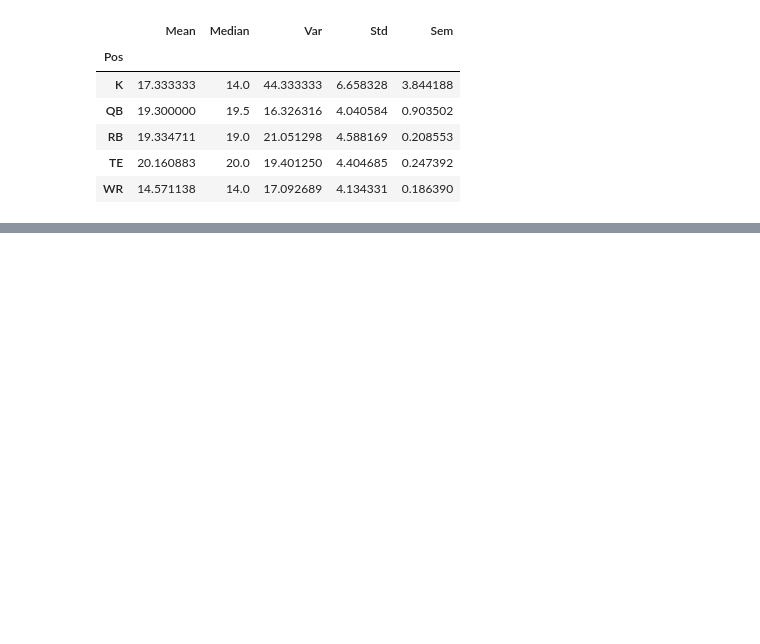
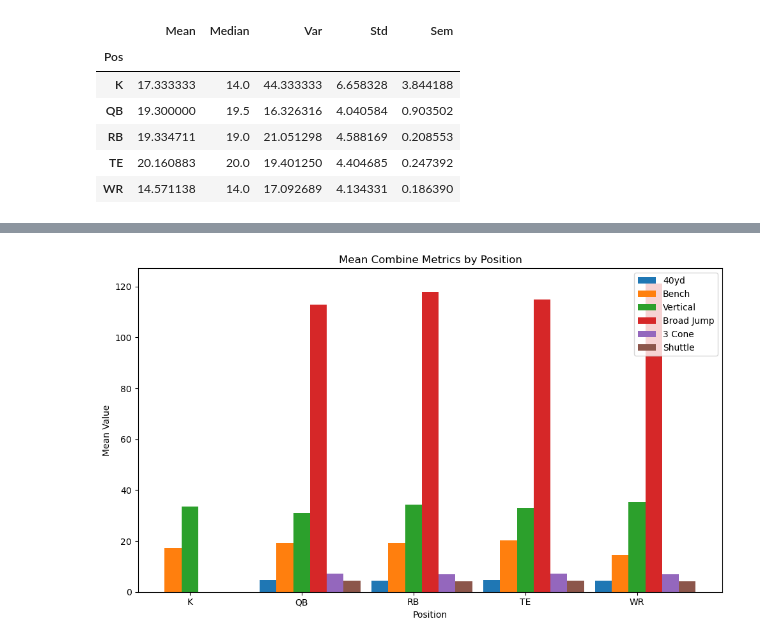
Before and after one commit to AiMO-MO-MO/Project-_FF, a Jupyter notebook: Summary.ipynb, the cells around one changed output, grey strips where cells are left out. Saved outputs shown, nothing was run; the diff lists cells and outputs as text; code cells hidden in the pictures; blank space fills up the shorter version.

```diff
--- a/Summary.ipynb
+++ b/Summary.ipynb
@@ -544,0 +449,42 @@ quartiles = summary_data[]
+# %%
+import matplotlib.pyplot as plt
+import pandas as pd
+import numpy as np
+
+# Sample data (replace this with your actual data)
+data = {
+    'Position': ['K', 'QB', 'RB', 'TE', 'WR'],
+    '40yd': [np.nan, 4.818462, 4.559631, 4.766500, 4.511582],
+    'Bench': [17.333333, 19.3, 19.334711, 20.160883, 14.571138],
+    'Vertical': [33.5, 31.185075, 34.362976, 33.003106, 35.32634],
+    'Broad Jump': [np.nan, 113.0, 118.050336, 114.895833, 121.079096],
+    '3 Cone': [np.nan, 7.151538, 7.071409, 7.184917, 6.956186],
+    'Shuttle': [np.nan, 4.358462, 4.272651, 4.363167, 4.259435]
+}
+
+df = pd.DataFrame(data)
+positions = df['Position']
+metrics = df.columns[1:]
+
+# Plotting
+fig, ax = plt.subplots(figsize=(10, 6))
+
+bar_width = 0.15
+bar_positions = np.arange(len(positions))
+
+for i, metric in enumerate(metrics):
+    bars = ax.bar(bar_positions + i * bar_width, df[metric], bar_width, label=metric)
+
+# Customize the chart
+ax.set_xticks(bar_positions + 2 * bar_width)
+ax.set_xticklabels(positions)
+ax.legend()
+ax.set_xlabel('Position')
+ax.set_ylabel('Mean Value')
+ax.set_title('Mean Combine Metrics by Position')
+
+# Show the plot
+plt.tight_layout()
+plt.show()
+# %% [output]
+[figure, added]
```
Also changed, not shown: parts of 41 cells of this notebook.
